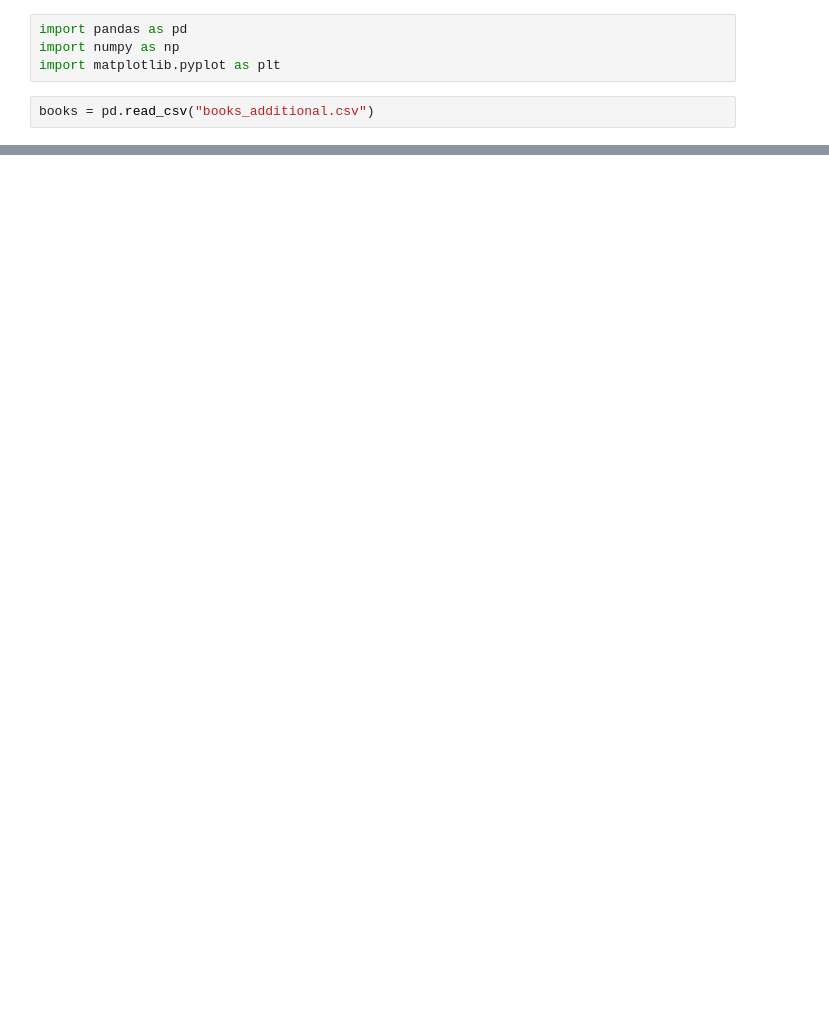
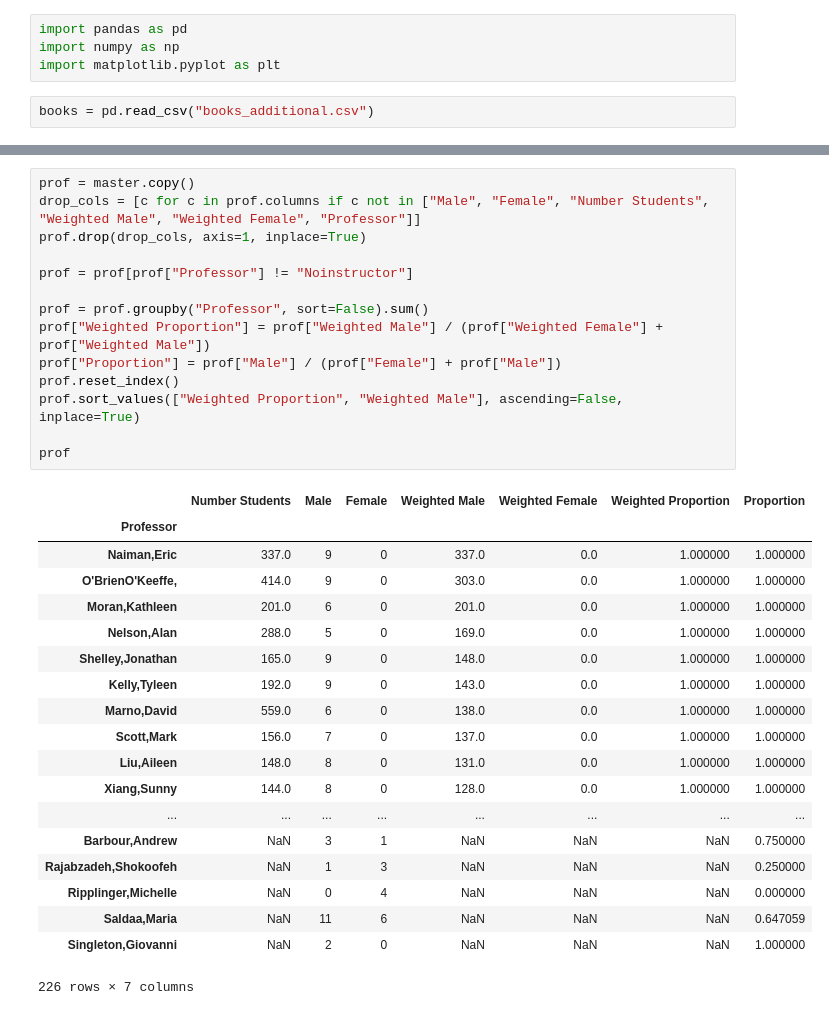
Before and after one commit to dailycal-projects/berkeleyenglish, a Jupyter notebook: literature.ipynb, the cells around one changed output, grey strips where cells are left out. Saved outputs shown, nothing was run; the diff lists cells and outputs as text; blank space fills up the shorter version.

```diff
--- a/literature.ipynb
+++ b/literature.ipynb
@@ -141,0 +142,34 @@ most_males.head()
+# %%
+prof = master.copy()
+drop_cols = [c for c in prof.columns if c not in ["Male", "Female", "Number Students", "Weighted Male", "Weighted Female", "Professor"]]
+prof.drop(drop_cols, axis=1, inplace=True)
+
+prof = prof[prof["Professor"] != "Noinstructor"]
+
+prof = prof.groupby("Professor", sort=False).sum()
+prof["Weighted Proportion"] = prof["Weighted Male"] / (prof["Weighted Female"] + prof["Weighted Male"])
+prof["Proportion"] = prof["Male"] / (prof["Female"] + prof["Male"])
+prof.reset_index()
+prof.sort_values(["Weighted Proportion", "Weighted Male"], ascending=False, inplace=True)
+
+prof
+# %% [output]
+|  | Number Students | Male | Female | Weighted Male | Weighted Female | Weighted Proportion | Proportion |
+| Professor |  |  |  |  |  |  |  |
+| Naiman,Eric | 337.0 | 9 | 0 | 337.0 | 0.0 | 1.000000 | 1.000000 |
+| O'BrienO'Keeffe, | 414.0 | 9 | 0 | 303.0 | 0.0 | 1.000000 | 1.000000 |
+| Moran,Kathleen | 201.0 | 6 | 0 | 201.0 | 0.0 | 1.000000 | 1.000000 |
+| Nelson,Alan | 288.0 | 5 | 0 | 169.0 | 0.0 | 1.000000 | 1.000000 |
+| Shelley,Jonathan | 165.0 | 9 | 0 | 148.0 | 0.0 | 1.000000 | 1.000000 |
+| Kelly,Tyleen | 192.0 | 9 | 0 | 143.0 | 0.0 | 1.000000 | 1.000000 |
+| Marno,David | 559.0 | 6 | 0 | 138.0 | 0.0 | 1.000000 | 1.000000 |
+| Scott,Mark | 156.0 | 7 | 0 | 137.0 | 0.0 | 1.000000 | 1.000000 |
+| Liu,Aileen | 148.0 | 8 | 0 | 131.0 | 0.0 | 1.000000 | 1.000000 |
+| Xiang,Sunny | 144.0 | 8 | 0 | 128.0 | 0.0 | 1.000000 | 1.000000 |
+| ... | ... | ... | ... | ... | ... | ... | ... |
+| Barbour,Andrew | NaN | 3 | 1 | NaN | NaN | NaN | 0.750000 |
+| Rajabzadeh,Shokoofeh | NaN | 1 | 3 | NaN | NaN | NaN | 0.250000 |
+| Ripplinger,Michelle | NaN | 0 | 4 | NaN | NaN | NaN | 0.000000 |
+| Saldaa,Maria | NaN | 11 | 6 | NaN | NaN | NaN | 0.647059 |
+| Singleton,Giovanni | NaN | 2 | 0 | NaN | NaN | NaN | 1.000000 |
+226 rows × 7 columns
```
Also changed, not shown: parts of 7 cells of this notebook, 2 other files.
